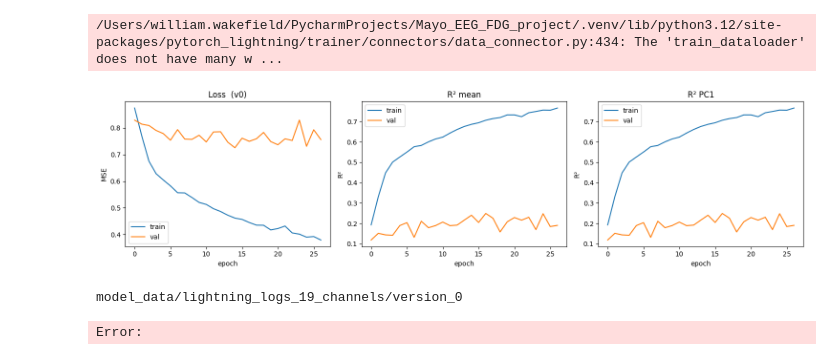
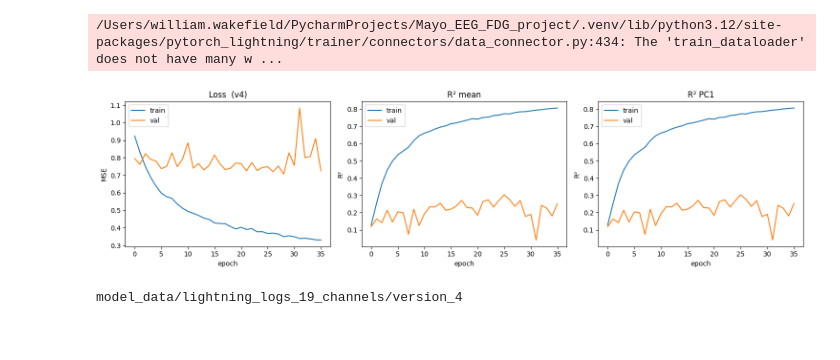
Before and after one commit to william2952/EEG_FDG_dementia, a Jupyter notebook: model_lightning.ipynb, the cells around one changed output. Drawn from its saved outputs; the diff is of its cells as text; code cells hidden in the pictures.

```diff
--- a/model_lightning.ipynb
+++ b/model_lightning.ipynb
@@ -227,40 +227,39 @@ trainer.fit(model, train_loader, test_loader)
 # %%
 from tensorboard.backend.event_processing.event_accumulator import EventAccumulator
 
-VERSION = 0
+VERSION = 4
 
 log_dir = Path(f"model_data/lightning_logs_19_channels/version_{VERSION}")
 ea = EventAccumulator(str(log_dir), size_guidance={"scalars": 0}); ea.Reload()
 tags = ea.Tags()["scalars"]
 
 def series(tag):
     return (list(range(len(ea.Scalars(tag)))), [e.value for e in ea.Scalars(tag)]) if tag in tags else ([], [])
 
 # detect how many PCs were logged
 n_pcs = sum(1 for t in tags if t.startswith("val_r2_pc"))
 n_plots = 2 + n_pcs          # loss | mean R² | pc1 R² | pc2 R² | ...
 fig, axes = plt.subplots(1, n_plots, figsize=(5 * n_plots, 4))
 
 # loss
 for tag, lab in [("train_loss_epoch", "train"), ("val_loss_epoch", "val")]:
     axes[0].plot(*series(tag), label=lab)
 axes[0].set(xlabel="epoch", ylabel="MSE", title=f"Loss  (v{VERSION})"); axes[0].legend()
 
 # mean R²
 for tag, lab in [("train_r2_mean", "train"), ("val_r2_mean", "val")]:
     axes[1].plot(*series(tag), label=lab)
 axes[1].set(xlabel="epoch", ylabel="R²", title="R² mean"); axes[1].legend()
 
 # per-PC R²
 for pc in range(1, n_pcs + 1):
     ax = axes[1 + pc]
     for tag, lab in [(f"train_r2_pc{pc}", "train"), (f"val_r2_pc{pc}", "val")]:
         ax.plot(*series(tag), label=lab)
     ax.set(xlabel="epoch", ylabel="R²", title=f"R² PC{pc}"); ax.legend()
 
 plt.tight_layout(); plt.show()
 print(log_dir)
 # %% [output]
-[figure, old version]
+[figure, new version]
-model_data/lightning_logs_19_channels/version_0
+model_data/lightning_logs_19_channels/version_4
-Error:
```
